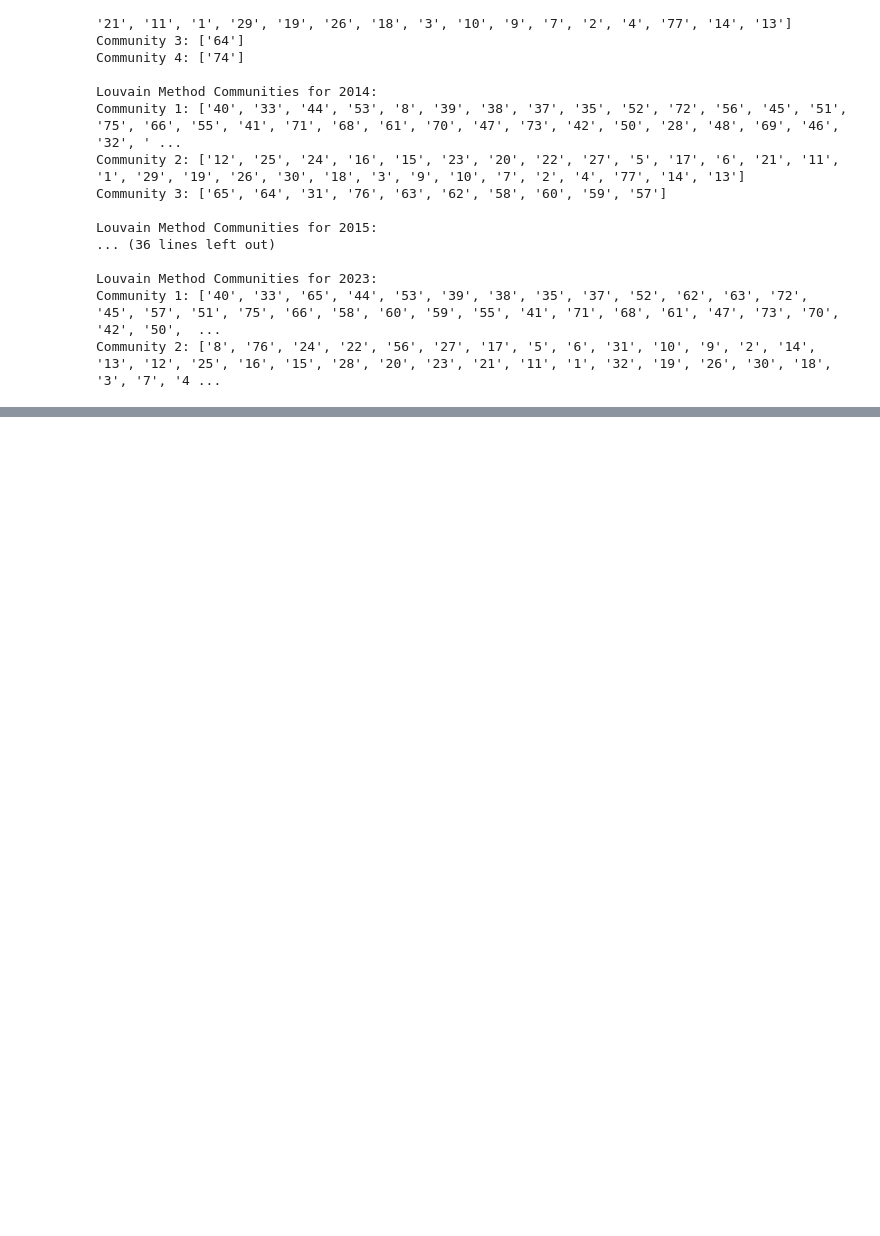
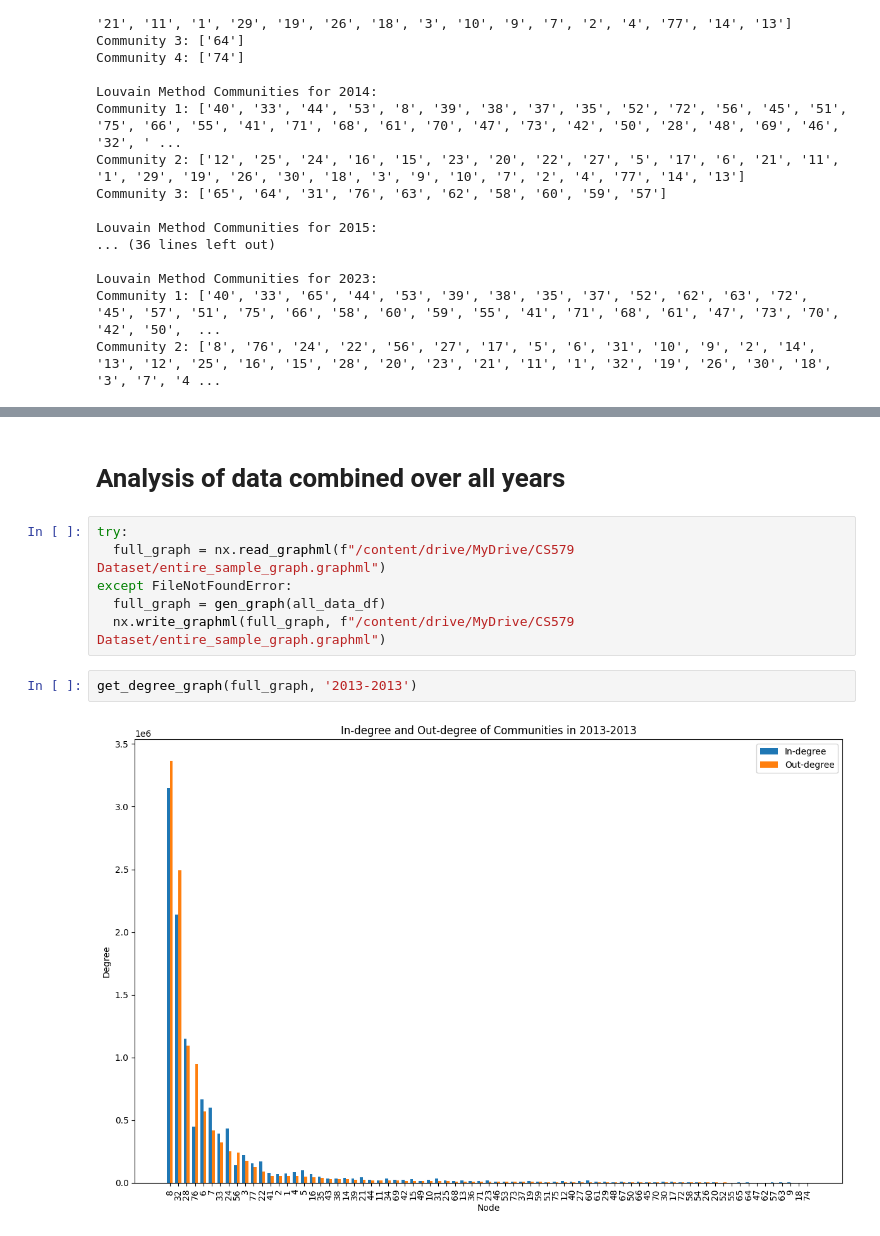
Before and after one commit to nschultze/Chicago-Taxi-Rides-Network-Analysis, a Jupyter notebook: annual_metrics.ipynb, the cells around one changed output, grey strips where cells are left out. Drawn from its saved outputs; the diff is of its cells as text; blank space fills up the shorter version.

```diff
--- a/annual_metrics.ipynb
+++ b/annual_metrics.ipynb
@@ -290,0 +398,12 @@ Community 2: ['8', '76', '24', '22', '56', '27', '17', '5', '6', '31', '10', '9'
+# %% [markdown]
+# Analysis of data combined over all years
+# %%
+try:
+  full_graph = nx.read_graphml(f"/content/drive/MyDrive/CS579 Dataset/entire_sample_graph.graphml")
+except FileNotFoundError:
+  full_graph = gen_graph(all_data_df)
+  nx.write_graphml(full_graph, f"/content/drive/MyDrive/CS579 Dataset/entire_sample_graph.graphml")
+# %%
+get_degree_graph(full_graph, '2013-2013')
+# %% [output]
+[figure, added]
```
Also changed, not shown: parts of 14 cells of this notebook.
